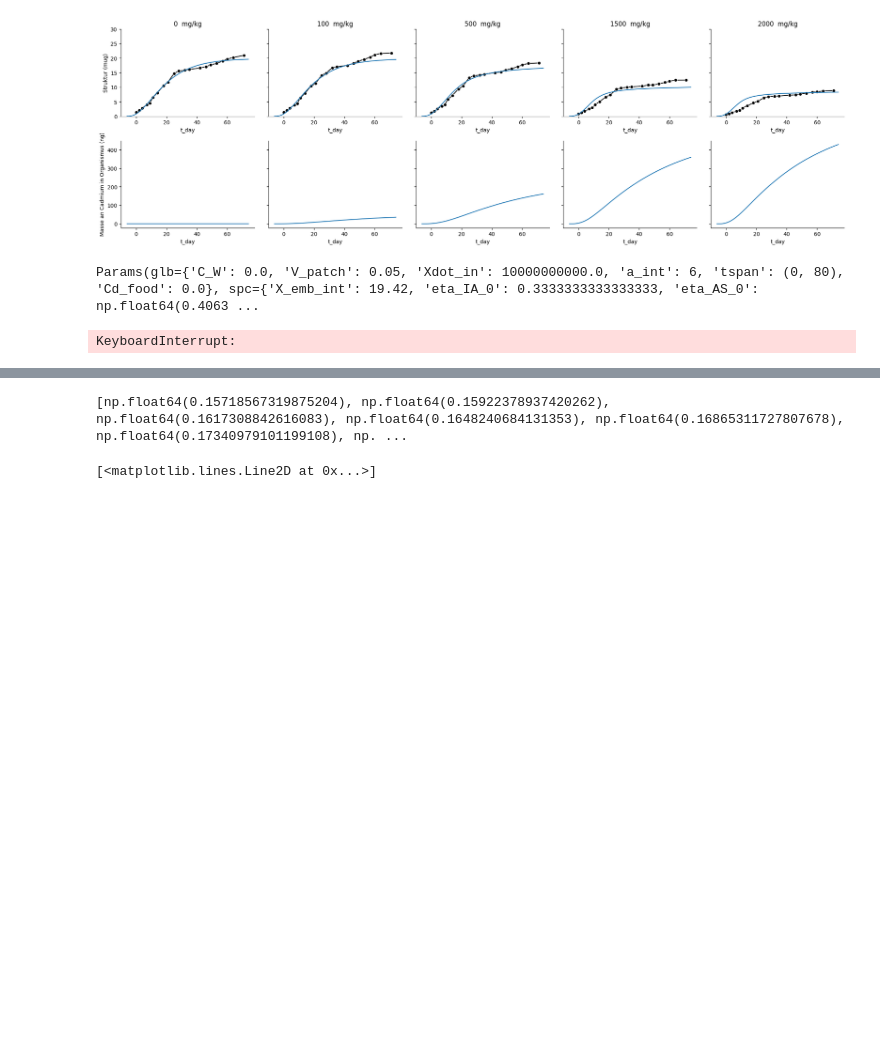
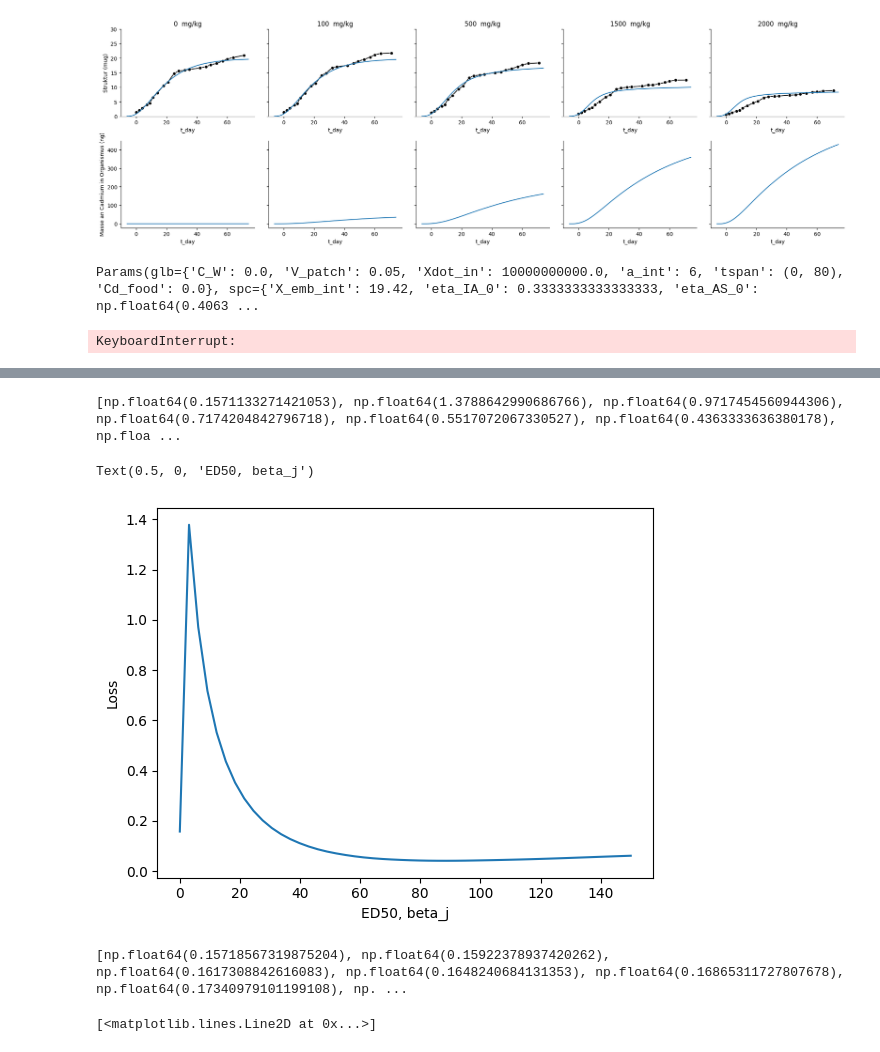
Before and after one commit to fzeitner/mempyDEB, a Jupyter notebook: folsomia_cadmium_project_workversion.ipynb, the cells around one changed output, grey strips where cells are left out. Cells and saved outputs as stored; diff of their text form; code cells hidden in the pictures; blank space fills up the shorter version.

```diff
--- a/folsomia_cadmium_project_workversion.ipynb
+++ b/folsomia_cadmium_project_workversion.ipynb
@@ -212,3 +214,27 @@ ax.plot(x, arr)
+# %%
+# x = np.geomspace(1, np.median(EXPOSURES))
+x = np.linspace(0.01, 150,50)
+#x = np.geomspace(0.01, 1000)
+arr = []
+f = setup_modelfit()
+f.defaultparams.spc.update(control_fitted_params)
+for i in x:
+    f.intguess = {
+            'ED50_j' : i,
+            'beta_j' : i,
+            }
+    sim = f.simulator(f.intguess)
+    arr.append(f.loss(sim, f.data))
+
+print(arr)
+fig, ax = plt.subplots()
+ax.plot(x, arr)
+ax.set_ylabel('Loss')
+ax.set_xlabel('ED50, beta_j')
+# %% [output]
+[np.float64(0.1571133271421053), np.float64(1.3788642990686766), np.float64(0.9717454560944306), np.float64(0.7174204842796718), np.float64(0.5517072067330527), np.float64(0.4363333636380178), np.floa ...
+Text(0.5, 0, 'ED50, beta_j')
+[figure, added]
 # %%
 # x = np.geomspace(1, np.median(EXPOSURES))
 #x = np.linspace(0.01, 4)
```
Also changed, not shown: parts of 5 cells of this notebook, 3 other files.
